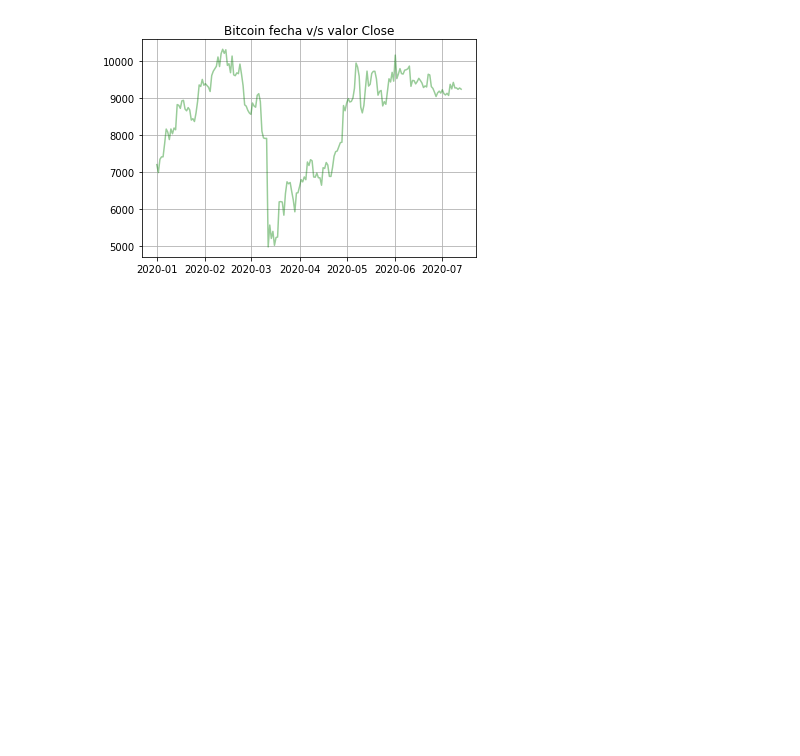
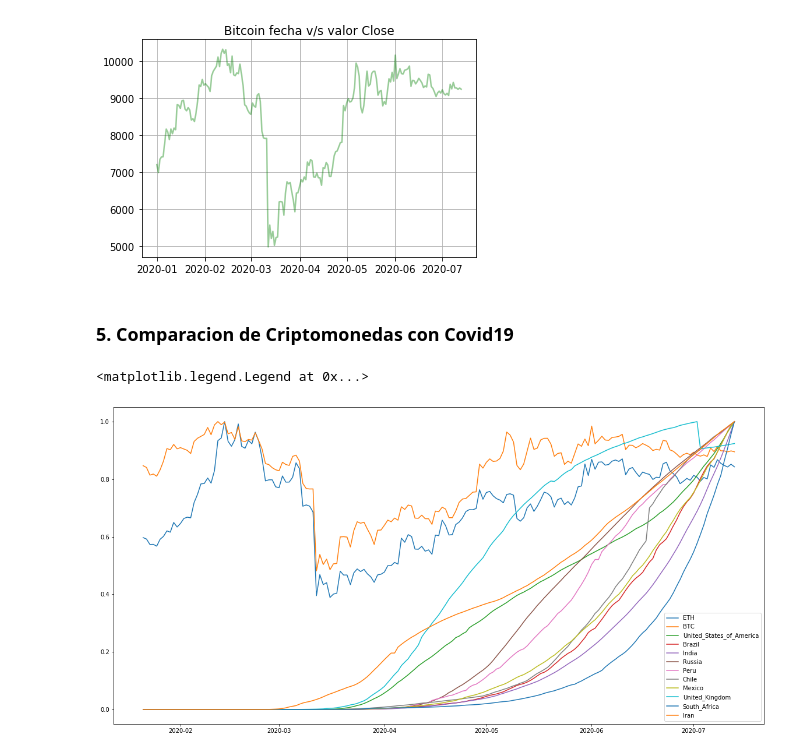
Before and after one commit to christiangfv/Proyecto_criptomonedas_covid19, a Jupyter notebook: CodelCOVID-19.ipynb, the cells around one changed output. Cells and saved outputs as stored; diff of their text form; code cells hidden in the pictures; blank space fills up the shorter version.

Commit message:
Se hace analisis de cripto con Covid

```diff
--- a/CodelCOVID-19.ipynb
+++ b/CodelCOVID-19.ipynb
@@ -211,3 +197,27 @@ plt.plot(df_btc.index,df_btc['Close'],c='g',alpha=0.4)
 # %% [output]
 [<matplotlib.lines.Line2D at 0x...>]
 [figure]
+# %% [markdown]
+### 5. Comparacion de Criptomonedas con Covid19
+# %%
+# Se estandarizan los dias para los dataframes
+df_btc_eq = df_btc[:len(df_btc)-20]
+df_eth_eq = df_eth[:len(df_eth)-20]
+df_covid_eq = paises_max[:-1]
+
+plt.figure(figsize=(20,10))
+
+x_scaled_eth = df_eth_eq['Close'] / df_eth_eq['Close'].max() #Se normaliza la data
+plt.plot(df_eth_eq.index,x_scaled_eth,label='ETH')
+
+x_scaled_btc = df_btc_eq['Close'] / df_btc_eq['Close'].max() #Se normaliza la data
+plt.plot(df_btc_eq.index,x_scaled_btc,label='BTC')
+
+x_scaled_covid = x_scaled_covid / x_scaled_covid.max() #Se normaliza la data
+for i in x_scaled_covid:
+    plt.plot(df_covid_eq.index,x_scaled_covid[i],label=i)
+
+plt.legend()
+# %% [output]
+<matplotlib.legend.Legend at 0x...>
+[figure, added]
```
Also changed, not shown: parts of 1 cell of this notebook, 2 other files.
